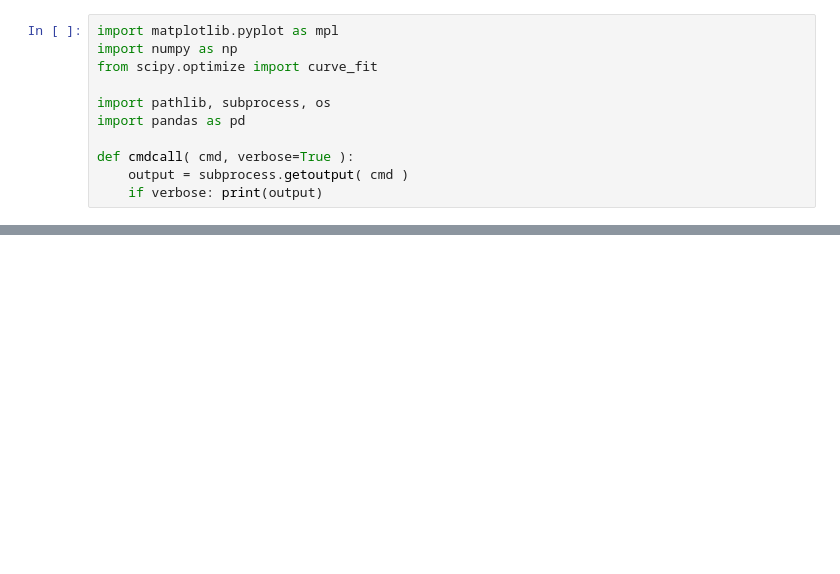
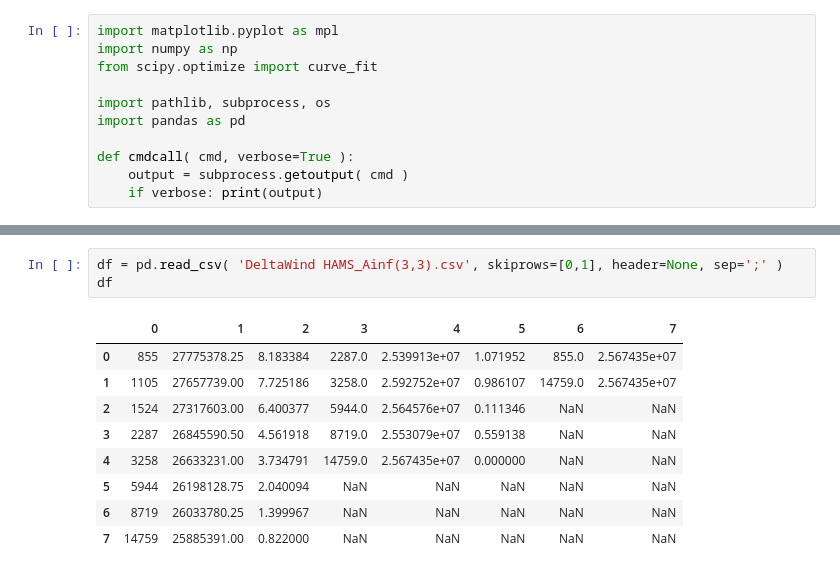
Before and after one commit to joaochenriques/HydroFit, a Jupyter notebook: Fit_V01.ipynb, the cells around one changed output, grey strips where cells are left out. Saved outputs shown, nothing was run; the diff lists cells and outputs as text; blank space fills up the shorter version.

```diff
--- a/Fit_V01.ipynb
+++ b/Fit_V01.ipynb
@@ -50,0 +60,13 @@ array([  0.98401703, 169.07980144,   0.96360841])
+# %%
+df = pd.read_csv( 'DeltaWind HAMS_Ainf(3,3).csv', skiprows=[0,1], header=None, sep=';' )
+df
+# %% [output]
+|  | 0 | 1 | 2 | 3 | 4 | 5 | 6 | 7 |
+| 0 | 855 | 27775378.25 | 8.183384 | 2287.0 | 2.539913e+07 | 1.071952 | 855.0 | 2.567435e+07 |
+| 1 | 1105 | 27657739.00 | 7.725186 | 3258.0 | 2.592752e+07 | 0.986107 | 14759.0 | 2.567435e+07 |
+| 2 | 1524 | 27317603.00 | 6.400377 | 5944.0 | 2.564576e+07 | 0.111346 | NaN | NaN |
+| 3 | 2287 | 26845590.50 | 4.561918 | 8719.0 | 2.553079e+07 | 0.559138 | NaN | NaN |
+| 4 | 3258 | 26633231.00 | 3.734791 | 14759.0 | 2.567435e+07 | 0.000000 | NaN | NaN |
+| 5 | 5944 | 26198128.75 | 2.040094 | NaN | NaN | NaN | NaN | NaN |
+| 6 | 8719 | 26033780.25 | 1.399967 | NaN | NaN | NaN | NaN | NaN |
+| 7 | 14759 | 25885391.00 | 0.822000 | NaN | NaN | NaN | NaN | NaN |
```
Also changed, not shown: parts of 8 cells of this notebook.
